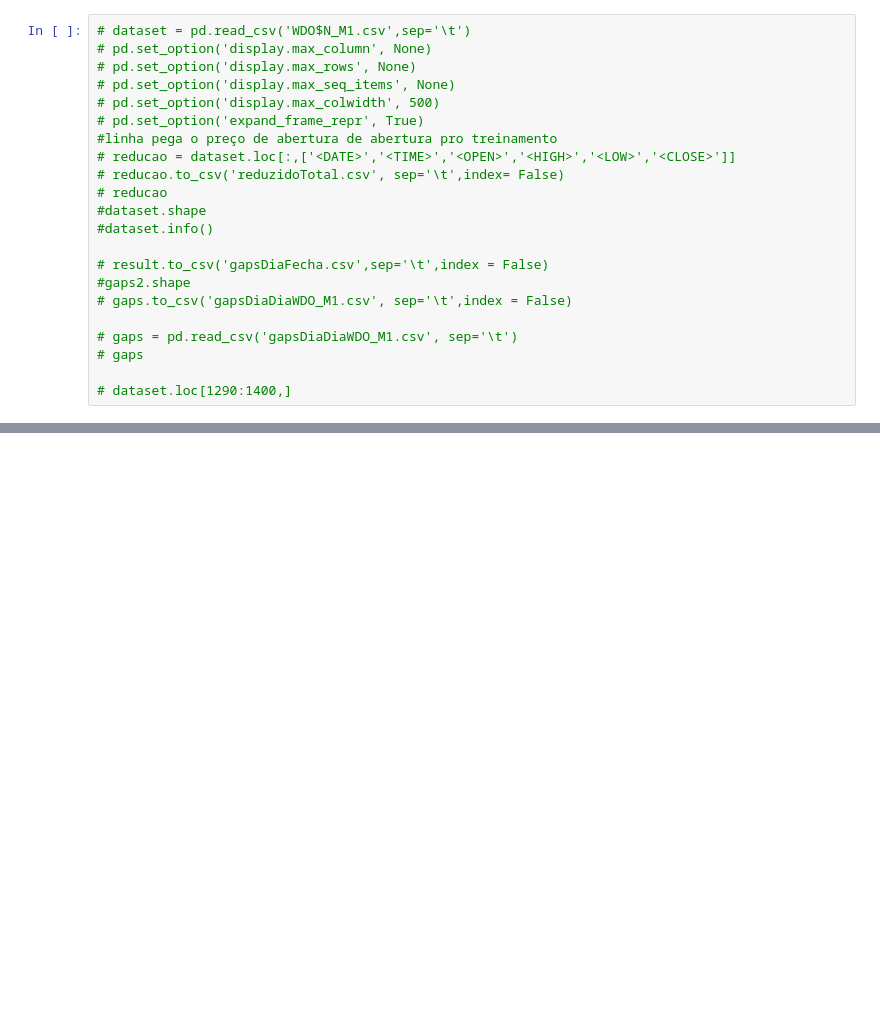
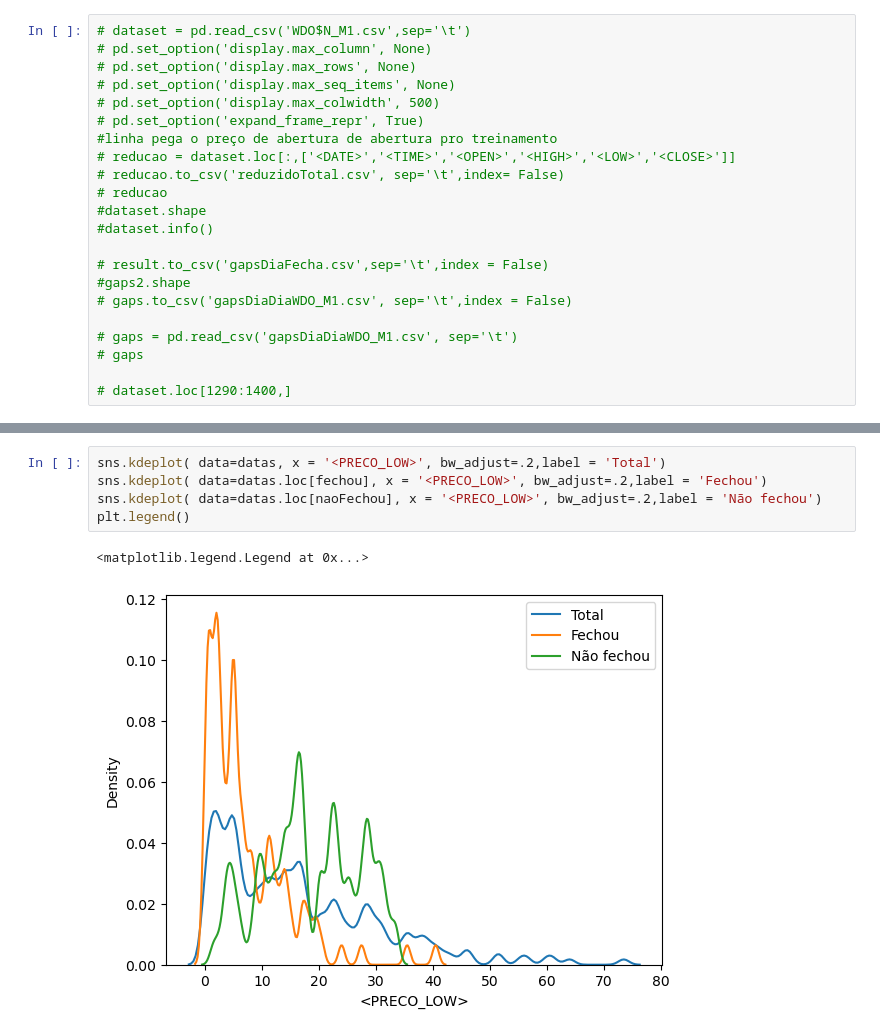
Before and after one commit to vitoriamj/machine-learning-datascience, a Jupyter notebook: BotMF/BotDS.ipynb, the cells around one changed output, grey strips where cells are left out. Saved outputs shown, nothing was run; the diff lists cells and outputs as text; blank space fills up the shorter version.

```diff
--- a/BotMF/BotDS.ipynb
+++ b/BotMF/BotDS.ipynb
@@ -164,0 +165,8 @@ fig4.show()
+# %%
+sns.kdeplot( data=datas, x = '<PRECO_LOW>', bw_adjust=.2,label = 'Total')
+sns.kdeplot( data=datas.loc[fechou], x = '<PRECO_LOW>', bw_adjust=.2,label = 'Fechou')
+sns.kdeplot( data=datas.loc[naoFechou], x = '<PRECO_LOW>', bw_adjust=.2,label = 'Não fechou')
+plt.legend()
+# %% [output]
+<matplotlib.legend.Legend at 0x...>
+[figure, added]
```
Also changed, not shown: parts of 11 cells of this notebook, 13 other files.
